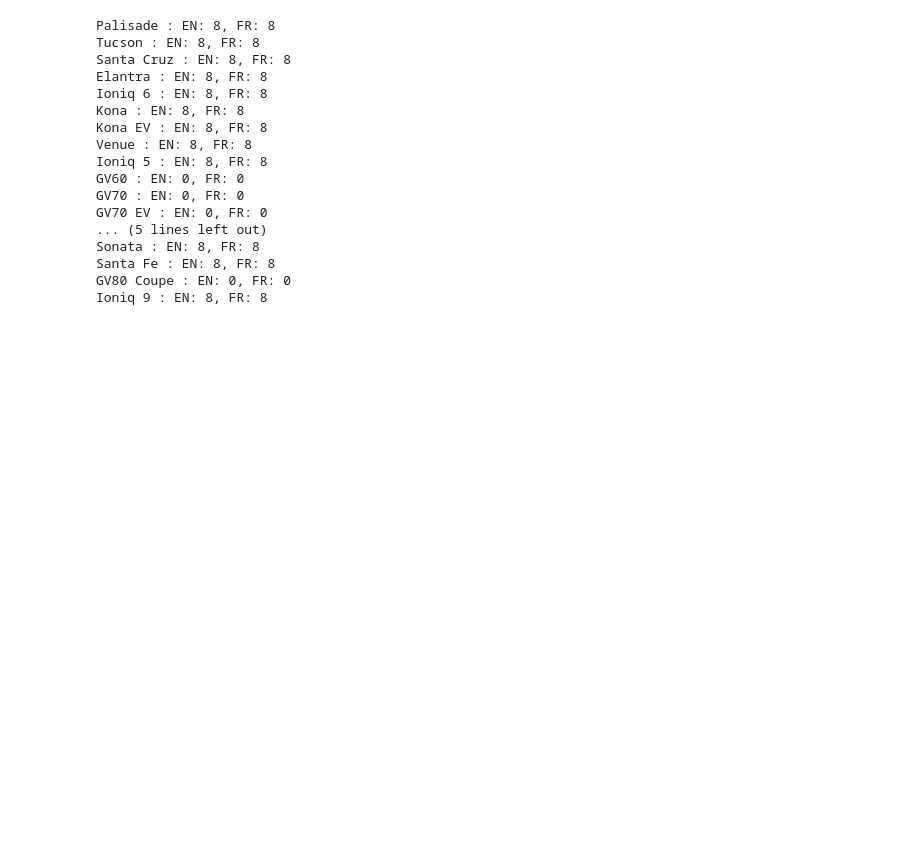
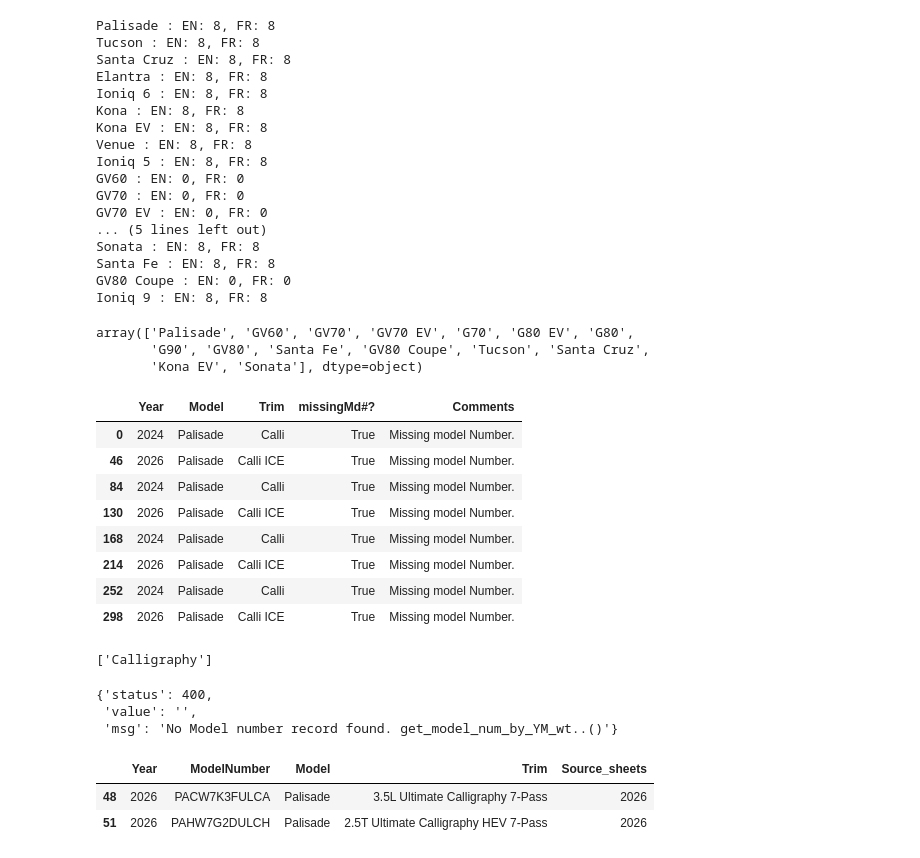
Before and after one commit to MeliPax/OEM_Accessories_v1, a Jupyter notebook: source_code/hyundai_extract_utility.ipynb, the cells around one changed output. Saved outputs shown, nothing was run; the diff lists cells and outputs as text; code cells hidden in the pictures; blank space fills up the shorter version.

```diff
--- a/source_code/hyundai_extract_utility.ipynb
+++ b/source_code/hyundai_extract_utility.ipynb
@@ -49,12 +53,17 @@ standard_column_names = ['Year', 'Model', 'Trim', 'Description', 'PartNumber',
 # %%
-# load Hyundia model db
+def hyundai_model_load():
+       # load Hyundia model db
 
-hyundai_model_db_df = pd.read_csv(r"..\database\dbs\Hyundai_models_db.csv")
+       hyundai_model_db_df = pd.read_csv(r"..\database\dbs\Hyundai_models_db.csv")
 
-# very special changes
+       # very special changes
 
-mask = (hyundai_model_db_df["Year"] == 2024) & (hyundai_model_db_df["Model"].str.lower() == "elantra") & (hyundai_model_db_df["Trim"].str.contains(r"\bHybrid Luxury\b", case=False))
+       mask = (hyundai_model_db_df["Year"] == 2024) & (hyundai_model_db_df["Model"].str.lower() == "elantra") & (hyundai_model_db_df["Trim"].str.contains(r"\bHybrid Luxury\b", case=False))
 
 
-# Replace "Hybrid Luxury" with "HEV" in Trim for those records
-hyundai_model_db_df.loc[mask, "Trim"] = hyundai_model_db_df.loc[mask, "Trim"].str.replace(r"\bHybrid Luxury\b", "HEV", case=False, regex=True)
+       # Replace "Hybrid Luxury" with "HEV" in Trim for those records
+       hyundai_model_db_df.loc[mask, "Trim"] = hyundai_model_db_df.loc[mask, "Trim"].str.replace(r"\bHybrid Luxury\b", "HEV", case=False, regex=True)
+
+       return hyundai_model_db_df
+
+hyundai_model_db_df = hyundai_model_load()
@@ -61 +122,3 @@ hyundai_model_db_df.loc[mask, "Trim"] = hyundai_model_db_df.loc[mask, "Trim"].st
+# %%
+hyundai_model_db_df = transform_vehicle_data(hyundai_model_db_df)
 # %%
@@ -609,4 +661,8 @@ find_missing_modelNums(dataset_summary)
 
 year_model_trim_dict, dataset_summary = data_extract_all(missing_model_num_)
 merged_files_dict = merge_lists_by_model_number(year_model_trim_dict)
-save_merged_dict_to_excel(merged_dict= merged_files_dict)
+# save_merged_dict_to_excel(merged_dict= merged_files_dict)
+# find_missing_modelNums(dataset_summary)
+
+data_load_report_check_df = data_check(year_model_trim_dict, hyundai_model_db_df)
+missing_data_report = check_missing_model_numbers_report_model_db(missing_model_num_, hyundai_model_db_df)
@@ -636,3 +686,44 @@ Sonata : EN: 8, FR: 8
 Santa Fe : EN: 8, FR: 8
 GV80 Coupe : EN: 0, FR: 0
 Ioniq 9 : EN: 8, FR: 8
+# %%
+missing_data_report["Model"].unique()
+# %% [output]
+array(['Palisade', 'GV60', 'GV70', 'GV70 EV', 'G70', 'G80 EV', 'G80',
+       'G90', 'GV80', 'Santa Fe', 'GV80 Coupe', 'Tucson', 'Santa Cruz',
+       'Kona EV', 'Sonata'], dtype=object)
+# %%
+missing_data_report[missing_data_report["Model"]=="Palisade"]
+# %% [output]
+|  | Year | Model | Trim | missingMd#? | Comments |
+| 0 | 2024 | Palisade | Calli | True | Missing model Number. |
+| 46 | 2026 | Palisade | Calli ICE | True | Missing model Number. |
+| 84 | 2024 | Palisade | Calli | True | Missing model Number. |
+| 130 | 2026 | Palisade | Calli ICE | True | Missing model Number. |
+| 168 | 2024 | Palisade | Calli | True | Missing model Number. |
+| 214 | 2026 | Palisade | Calli ICE | True | Missing model Number. |
+| 252 | 2024 | Palisade | Calli | True | Missing model Number. |
+| 298 | 2026 | Palisade | Calli ICE | True | Missing model Number. |
+# %%
+is_tag_available("Calli")
+# %% [output]
+['Calligraphy']
+# %%
+search_hyundai_db_by_model_year_trim(2026, "Palisade", "Calli ICE")
+# %% [output]
+{'status': 400,
+ 'value': '',
+ 'msg': 'No Model number record found. get_model_num_by_YM_wt..()'}
+# %%
+
+hyundai_model_db_df[
+                    (hyundai_model_db_df["Year"]==2026)
+                    &
+                    (hyundai_model_db_df["Model"]=="Palisade")
+                    &(hyundai_model_db_df["Trim"].str.contains("Calligraphy", case=False))
+                    # &(hyundai_model_db_df["Trim"].str.contains("Ultimate AWD", case=False))
+                    ]
+# %% [output]
+|  | Year | ModelNumber | Model | Trim | Source_sheets |
+| 48 | 2026 | PACW7K3FULCA | Palisade | 3.5L Ultimate Calligraphy 7-Pass | 2026 |
+| 51 | 2026 | PAHW7G2DULCH | Palisade | 2.5T Ultimate Calligraphy HEV 7-Pass | 2026 |
```
Also changed, not shown: parts of 11 cells of this notebook.
